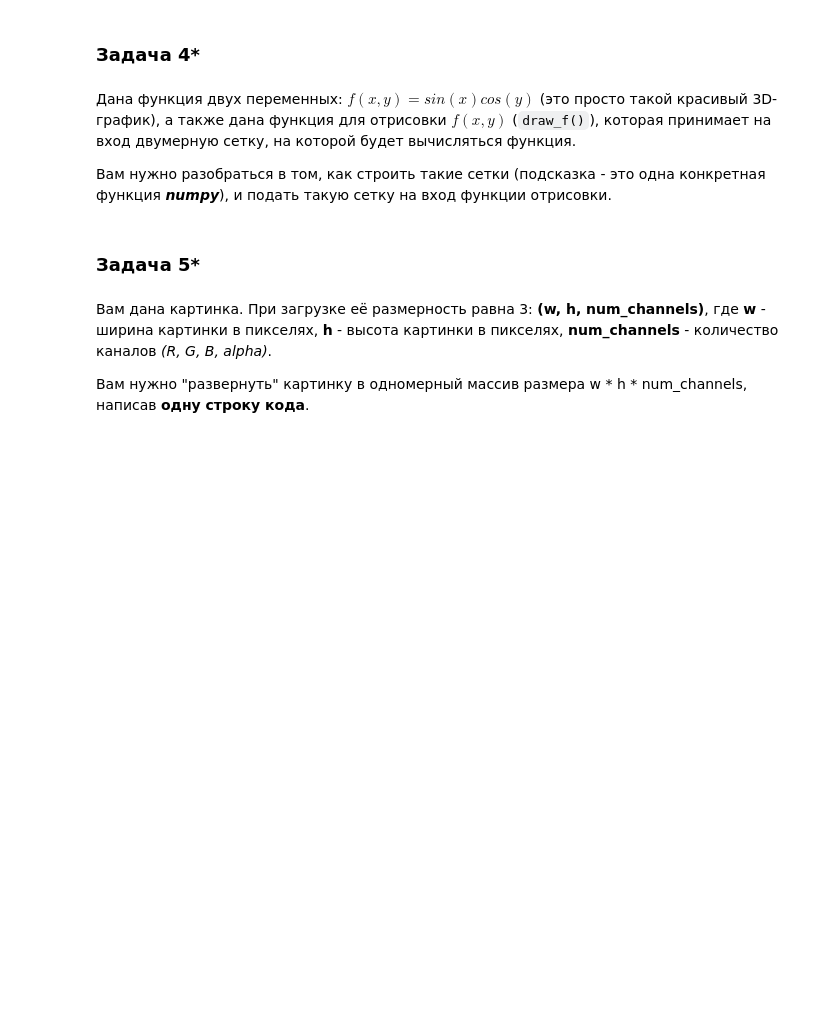
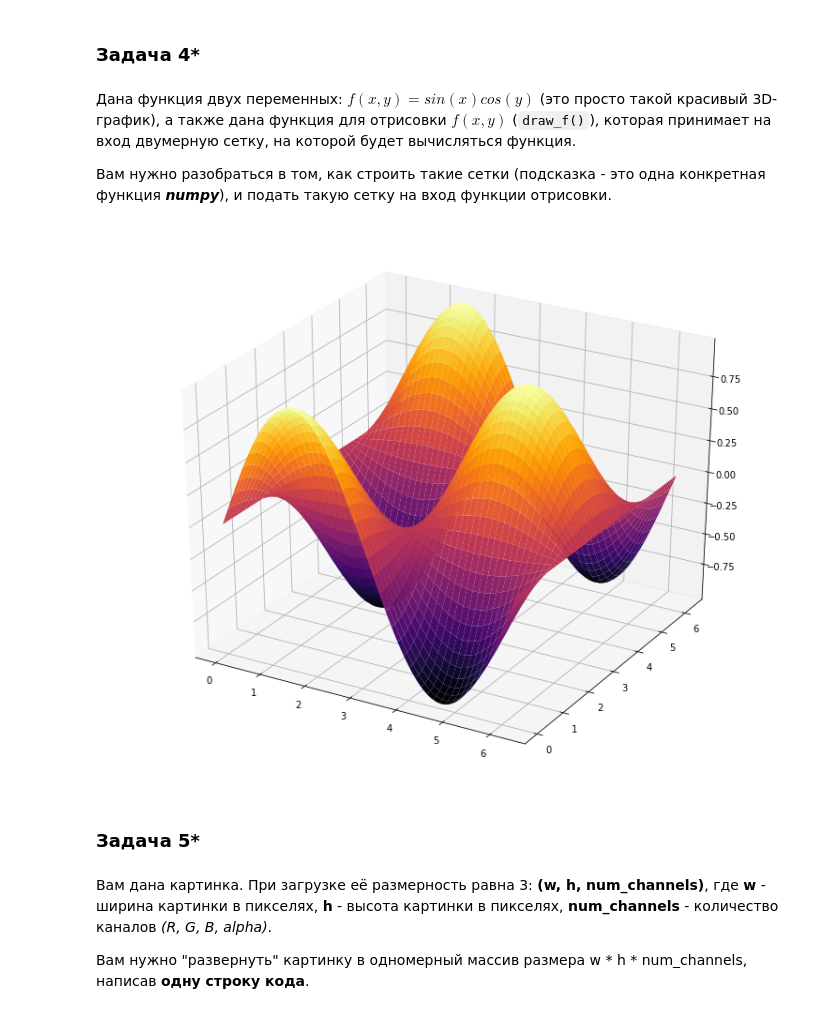
Before and after one commit to Skufler/mlschl, a Jupyter notebook: Seminars/NumPy.ipynb, the cells around one changed output. Drawn from its saved outputs; the diff is of its cells as text; code cells hidden in the pictures; blank space fills up the shorter version.

```diff
--- a/Seminars/NumPy.ipynb
+++ b/Seminars/NumPy.ipynb
@@ -197,3 +199,9 @@ draw_f(gridx, gridy)
+# %%
+gridx, gridy = np.meshgrid(np.linspace(0, 2 * np.pi, 1000), np.linspace(0, 2 * np.pi, 1000)) # Ваш код здесь
+
+draw_f(gridx, gridy)
+# %% [output]
+[figure, added]
 # %% [markdown]
 ### Задача 5*
 # %% [markdown]
```
Also changed, not shown: parts of 9 cells of this notebook.
